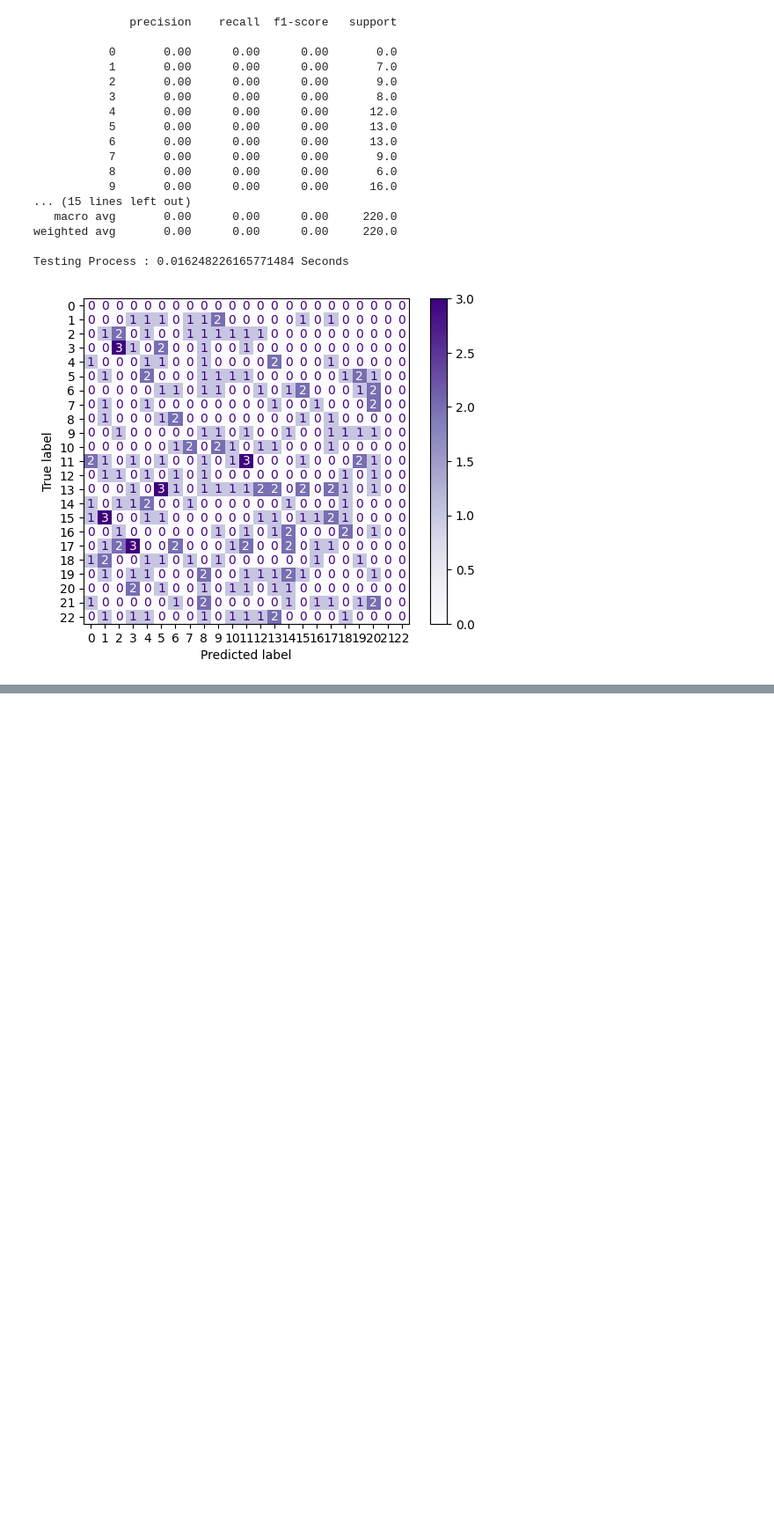
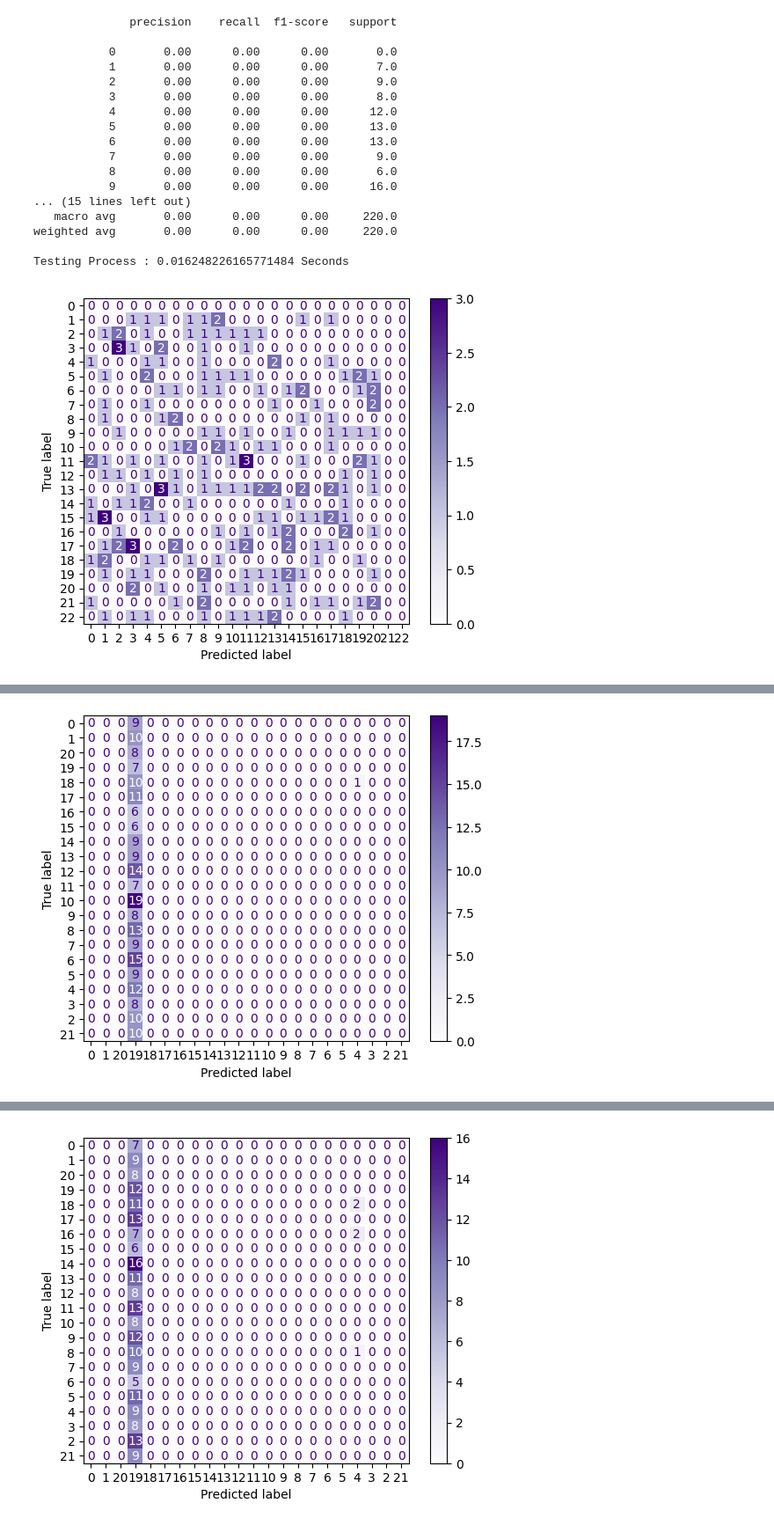
Before and after one commit to siyaboban/Crop-recommendation, a Jupyter notebook: Crop__recommendation_code_Final.ipynb, the cells around one changed output, grey strips where cells are left out. Shown at 88% size. Cells and saved outputs as stored; diff of their text form; code cells hidden in the pictures; blank space fills up the shorter version.

```diff
--- a/Crop__recommendation_code_Final.ipynb
+++ b/Crop__recommendation_code_Final.ipynb
@@ -162,8 +162,8 @@ crop_dict = {
     'chickpea': 21,
     'coffee': 22
 }
-df['crop_num']=df['label'].map(crop_dict)
-df
+crs_df['crop_num']=crs_df['label'].map(crop_dict)
+crs_df
 # %% [output]
 |  | N | P | K | temperature | humidity | ph | rainfall | label | crop_num |
 | 0 | 90 | 42 | 43 | 20.879744 | 82.002744 | 6.502985 | 202.935536 | rice | 1 |
@@ -181,8 +181,8 @@ df
 # %%
 # Removing Label column from the dataset
 
-df= df.drop('label', axis=1)
-df
+crs_df= crs_df.drop('label', axis=1)
+crs_df
 # %% [output]
 |  | N | P | K | temperature | humidity | ph | rainfall | crop_num |
 | 0 | 90 | 42 | 43 | 20.879744 | 82.002744 | 6.502985 | 202.935536 | 1 |
@@ -1075,13 +1075,13 @@ from sklearn.metrics import ConfusionMatrixDisplay as cmd
 from sklearn.metrics import classification_report as cr
 import matplotlib.pyplot as plt
 # %%
-df_Ip = df.drop('crop_num',axis=1)
-df_Op = df['crop_num']
+crs_Ip = crs_df.drop('crop_num',axis=1)
+crs_Op = crs_df['crop_num']
 # %%
-from sklearn.model_selection import train_test_split as split
+from sklearn.model_selection import train_test_split as crs_split
 
-Xtrain, Xtest, Ytrain, Ytest = split(df_Ip, df_Op, test_size=0.2, random_state= 30)
-Xval, Xtest, Yval, Ytest = split(Xtest, Ytest, test_size= 0.5, random_state= 30)
+crs_Xtrain, crs_Xtest, crs_Ytrain, crs_Ytest = crs_split(crs_Ip, crs_Op, test_size=0.2, random_state= 30)
+crs_Xval, crs_Xtest, crs_Yval, crs_Ytest = crs_split(crs_Xtest, crs_Ytest, test_size= 0.5, random_state= 30)
 # %%
 import warnings as wgs
 wgs.filterwarnings("ignore")
@@ -1163,0 +1141,53 @@ Dimension must be 2 but is 3 for '{{node functional_5_1/attention_17_1/transpose
+# %%
+from tensorflow.keras.optimizers import Adamax as crs_ppp
+
+crs_time_1 = crs_time.time()
+
+AAAA_IN_L = III(shape=(crs_Xtrain.shape[1],))
+
+AAAA_IN_RE = crs_reshape((crs_Xtrain.shape[1], 1))(AAAA_IN_L)
+
+AAAA_IN_ATN = crs_TFlo.keras.layers.Attention()([AAAA_IN_RE, AAAA_IN_RE])
+
+AAAA_RR_ATN = crs_reshape((-1, crs_Xtrain.shape[1]))(AAAA_IN_ATN)
+
+AAAA_AG_G = crs_GAPooling()(AAAA_RR_ATN)
+
+AAAA_OUT_L = DDD(crop_cn, activation='softmax')(AAAA_AG_G)
+
+crs_modl = crsMdl(inputs=AAAA_IN_L, outputs=AAAA_OUT_L)
+
+crs_modl.compile(optimizer=crs_ppp(learning_rate=0.1), loss='sparse_categorical_crossentropy', metrics=['accuracy'])
+crs_modl.fit(crs_Xtrain, crs_Ytrain, epochs=5, batch_size=500, validation_data=(crs_Xva_agi, crs_Yva_agi))
+
+crs_time_2 = crs_time.time()
+print("Training Process :", crs_time_2-crs_time_1, "Seconds\n")
+
+####################  Validation Process ------------
+crs_time_1 = crs_time.time()
+crs_y_pdct = crs_modl.predict(crs_Xval)
+crs_time_2 = crs_time.time()
+print("Validation Process :", crs_time_2-crs_time_1, "Seconds\n")
+
+crs_y_pdct = crs_Nump.argmax(crs_y_pdct, axis=1)
+crop_labels = crs_df['crop_num'].unique()
+print(crs_rpot(crs_Yval, crs_y_pdct))
+
+crs_confM = crs_cfms(crs_Yval, crs_y_pdct)
+crs_dpl(confusion_matrix = crs_confM, display_labels = crop_labels).plot(cmap = 'Purples')
+crs_plt.show()
+####################  Testing Process ------------
+
+crs_time_1 = crs_time.time()
+crs_y_pdct = crs_modl.predict(crs_Xtest)
+crs_time_2 = crs_time.time()
+print("Testing Process :", crs_time_2-crs_time_1, "Seconds\n")
+
+crs_y_pdct = crs_Nump.argmax(crs_y_pdct, axis=1)
+crop_labels = crs_df['crop_num'].unique()
+print(crs_rpot(crs_Ytest, crs_y_pdct))
+
+crs_confM = crs_cfms(crs_Ytest, crs_y_pdct)
+crs_dply(confusion_matrix = crs_confM, display_labels = crop_labels).plot(cmap = 'Purples')
+crs_plt.show()
+# %% [output]
@@ -1163,0 +1211 @@ Dimension must be 2 but is 3 for '{{node functional_5_1/attention_17_1/transpose
+[figure, added]
@@ -1163,0 +1229 @@ Dimension must be 2 but is 3 for '{{node functional_5_1/attention_17_1/transpose
+[figure, added]
```
Also changed, not shown: parts of 48 cells of this notebook.
